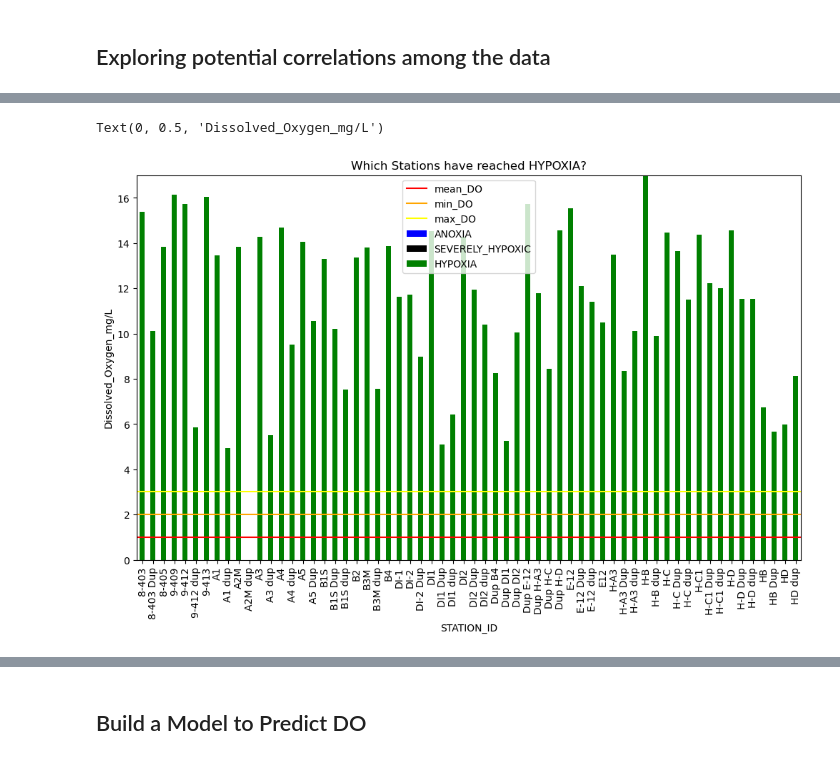
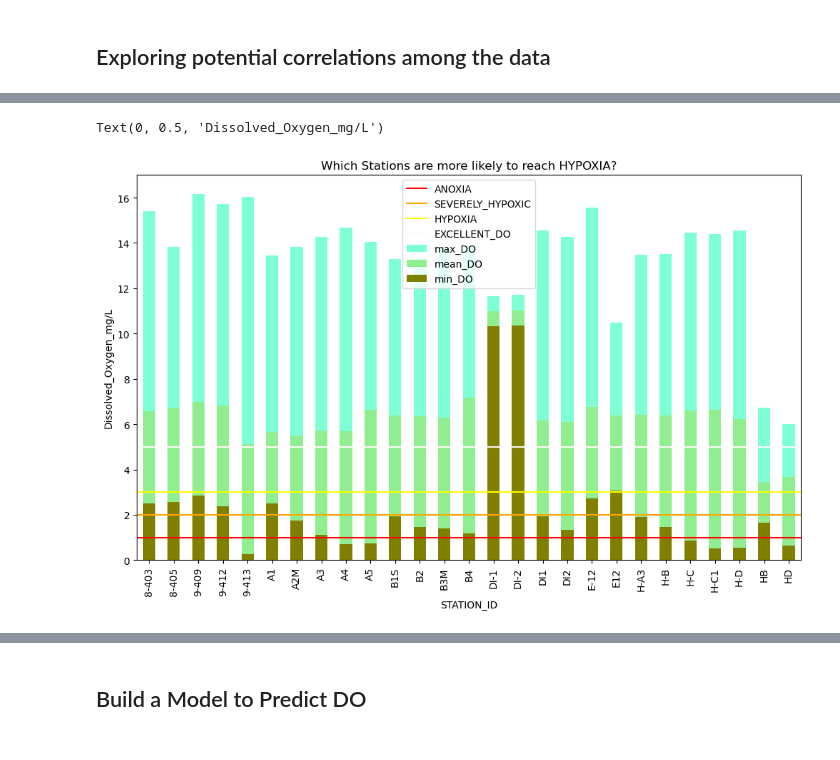
Before and after one commit to vizeppi/FinalProject, a Jupyter notebook: Final_Project.ipynb, the cells around one changed output, grey strips where cells are left out. Cells and saved outputs as stored; diff of their text form; code cells hidden in the pictures.

```diff
--- a/Final_Project.ipynb
+++ b/Final_Project.ipynb
@@ -357,16 +328 @@ df_copy_of_original= df.copy()
-# %%
-#remove any values more that three standard deviations away in the original dataframes
-#assumptions are normal distribution of data
-df= df[np.abs(df.DO-df.DO.mean()) <= (3*df.DO.std())]
-df= df[np.abs(df.PH-df.PH.mean()) <= (3*df.PH.std())]
-df= df[np.abs(df.CHLA_UG_L-df.CHLA_UG_L.mean()) <= (3*df.CHLA_UG_L.std())]
-df = df[np.abs(df.SALINITY_PSU-df.SALINITY_PSU.mean()) <= (3*df.SALINITY_PSU.std())]
-df = df[np.abs(df.ORTHOPHOSPHATE_MG_L-df.ORTHOPHOSPHATE_MG_L.mean()) <= (3*df.ORTHOPHOSPHATE_MG_L.std())]
-df = df[np.abs(df.TEMPERATURE_C-df.TEMPERATURE_C.mean()) <= (3*df.TEMPERATURE_C.std())]
-df_NUTR = df_NUTR[np.abs(df_NUTR.DO-df_NUTR.DO.mean()) <= (3*df_NUTR.DO.std())]
-df_NUTR = df_NUTR[np.abs(df_NUTR.PH-df_NUTR.PH.mean()) <= (3*df_NUTR.PH.std())]
-df_NUTR = df_NUTR[np.abs(df_NUTR.CHLA_UG_L-df_NUTR.CHLA_UG_L.mean()) <= (3*df_NUTR.CHLA_UG_L.std())]
-df_NUTR = df_NUTR[np.abs(df_NUTR.SALINITY_PSU-df_NUTR.SALINITY_PSU.mean()) <= (3*df_NUTR.SALINITY_PSU.std())]
-df_NUTR = df_NUTR[np.abs(df_NUTR.ORTHOPHOSPHATE_MG_L-df_NUTR.ORTHOPHOSPHATE_MG_L.mean()) <= (3*df_NUTR.ORTHOPHOSPHATE_MG_L.std())]
-df_NUTR = df_NUTR[np.abs(df_NUTR.TEMPERATURE_C-df_NUTR.TEMPERATURE_C.mean()) <= (3*df_NUTR.TEMPERATURE_C.std())]
 # %% [markdown]
@@ -579 +560,11 @@ ax.legend(['DO(mg/L)', 'TEMP (C)', 'CHLA (ug/L)'])
+# %%
+#will use the original stations only so results can be viewed
+#if include the dups, the results will be too cluttered
+#remove duplicates
+#make new dataframe
+df_sim = df[df["STATION_ID"].str.contains("DUP") == False]
+# %%
+df_simp = df_sim[df_sim["STATION_ID"].str.contains("dup") == False]
+# %%
+df_simple = df_simp[df_simp["STATION_ID"].str.contains("Dup") == False]
 # %%
@@ -599,18 +623,21 @@ grouped = df_copy_of_original.groupby('STATION_ID')
 # %%
-#HOW DO I SHOW EACH STATION????
+#Which stations are most likely to become hypoxic?
+#Show the stations DO statistics compared to Dissolved Oxygen Benchmarks
+#Can see that station DI-1 and DI2 have the highest DO mean and station HB has the lowest DO mean
 fig, ax = plt.subplots(figsize = (12, 7))
 
-mean_DO = grouped.DO.mean().plot(color = 'blue', kind = 'bar', stacked = True)
-min_DO = grouped.DO.min().plot(color = 'BLACK', kind = 'bar', stacked = True)
-max_DO = grouped.DO.max().plot(color = 'green', kind = 'bar', stacked = True)
+max_DO = df_simple.groupby('STATION_ID').DO.max().plot(color = 'aquamarine', kind = 'bar')
+mean_DO = df_simple.groupby('STATION_ID').DO.mean().plot(color = 'lightgreen', kind = 'bar')
+min_DO = df_simple.groupby('STATION_ID').DO.min().plot(color = 'olive', kind = 'bar')
 ANOXIA = plt.axhline(y = 1, color = 'RED', linestyle = '-')
 SEVERELY_HYPOXIC = plt.axhline(y = 2, color = 'ORANGE', linestyle = '-')
 HYPOXIA = plt.axhline(y = 3, color = 'YELLOW', linestyle = '-')
+EXCELLENT_DO = plt.axhline(y = 5, color = 'snow', linestyle = '-')
 plt.axis(ymin= 0, ymax = 17)
 
-ax.legend(['mean_DO', 'min_DO', 'max_DO', 'ANOXIA', 'SEVERELY_HYPOXIC', 'HYPOXIA'])
-ax.set_title('Which Stations have reached HYPOXIA?')
+ax.legend(['ANOXIA', 'SEVERELY_HYPOXIC', 'HYPOXIA', 'EXCELLENT_DO','max_DO', 'mean_DO', 'min_DO', ])
+ax.set_title('Which Stations are more likely to reach HYPOXIA?')
 ax.set_ylabel('Dissolved_Oxygen_mg/L')
 # %% [output]
 Text(0, 0.5, 'Dissolved_Oxygen_mg/L')
-[figure, old version]
+[figure, new version]
```
Also changed, not shown: parts of 118 cells of this notebook.
